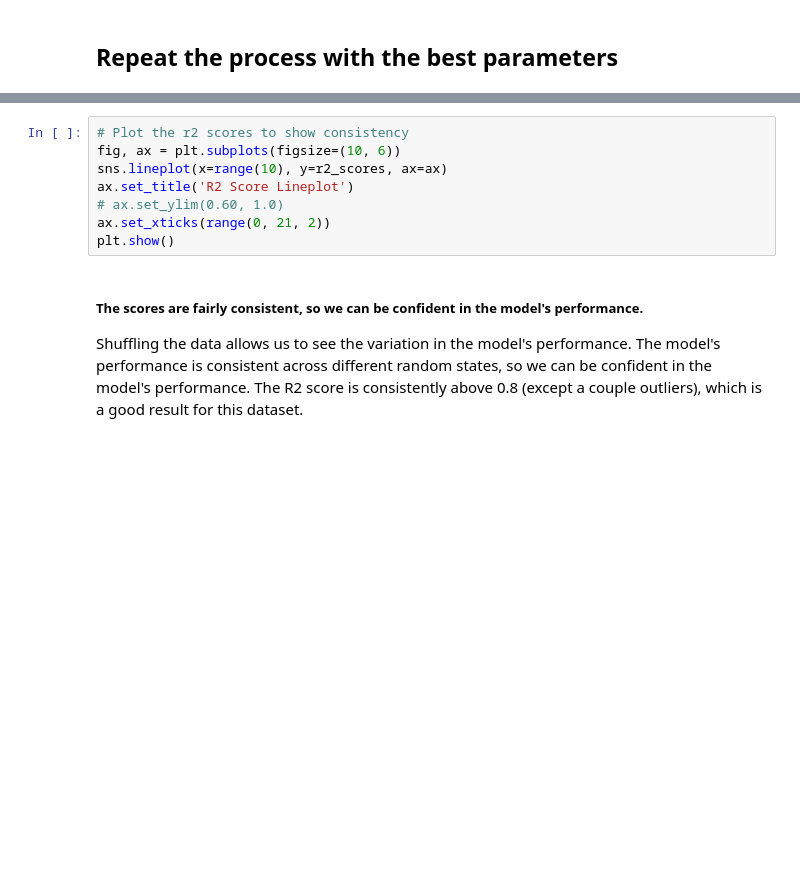
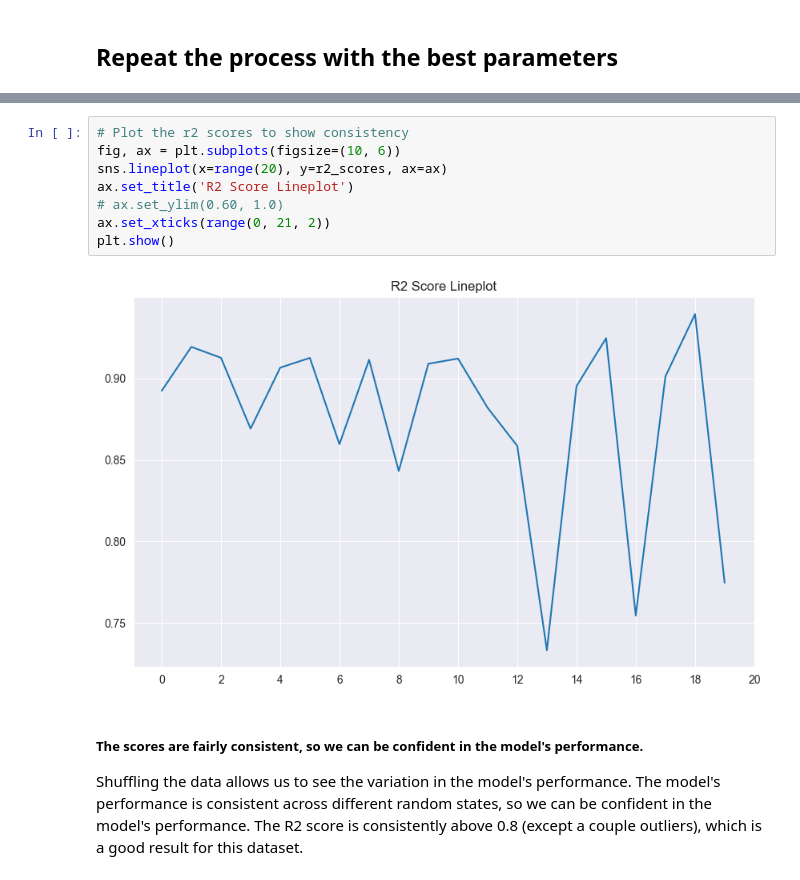
Before and after one commit to Vincent881909/ml-group124, a Jupyter notebook: src/GradientBoostingRegressor.ipynb, the cells around one changed output, grey strips where cells are left out. Drawn from its saved outputs; the diff is of its cells as text; blank space fills up the shorter version.

```diff
--- a/src/GradientBoostingRegressor.ipynb
+++ b/src/GradientBoostingRegressor.ipynb
@@ -129,11 +259,13 @@ for i in range(20):
 # %%
 # Plot the r2 scores to show consistency
 fig, ax = plt.subplots(figsize=(10, 6))
-sns.lineplot(x=range(10), y=r2_scores, ax=ax)
+sns.lineplot(x=range(20), y=r2_scores, ax=ax)
 ax.set_title('R2 Score Lineplot')
 # ax.set_ylim(0.60, 1.0)
 ax.set_xticks(range(0, 21, 2))
 plt.show()
+# %% [output]
+[figure, added]
 # %% [markdown]
 ##### The scores are fairly consistent, so we can be confident in the model's performance.
 
```
Also changed, not shown: parts of 13 cells of this notebook.
